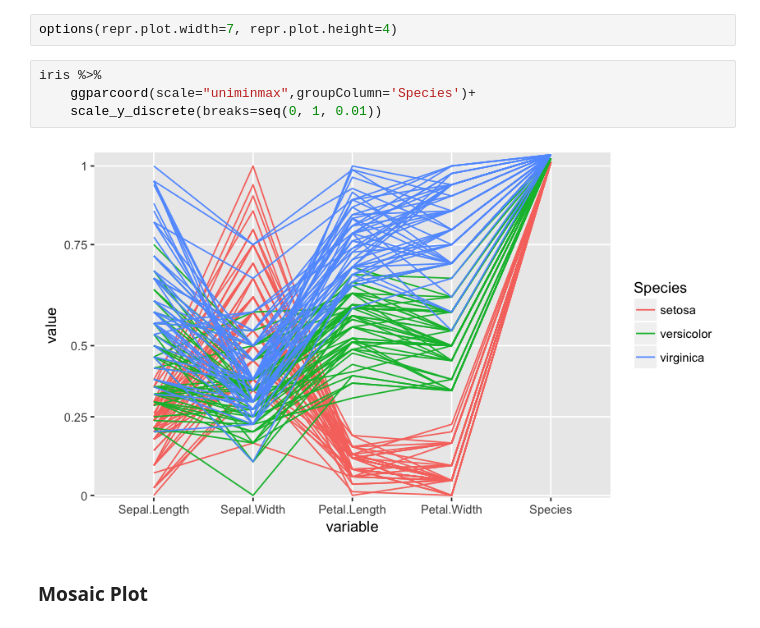
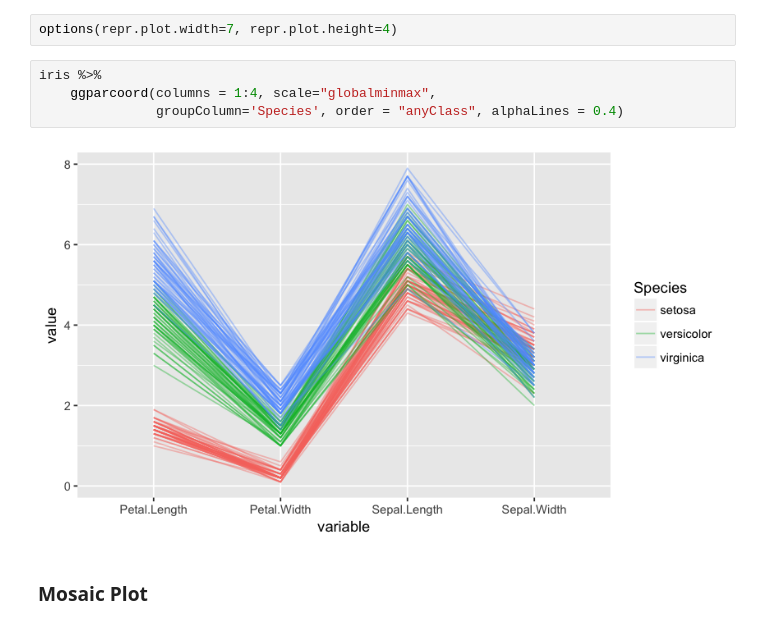
Before and after one commit to zhiruiwang/Talk_at_CAS, a Jupyter notebook: Invited Talk at CAS.ipynb, the cells around one changed output. Drawn from its saved outputs; the diff is of its cells as text.

```diff
--- a/Invited Talk at CAS.ipynb
+++ b/Invited Talk at CAS.ipynb
@@ -342,12 +340,12 @@ Warning message:
 ### Parallel Coordinates Plot
 # %%
 options(repr.plot.width=7, repr.plot.height=4)
-# %%
-iris %>%
-    ggparcoord(scale="uniminmax",groupColumn='Species')+
-    scale_y_discrete(breaks=seq(0, 1, 0.01))
-# %% [output]
-[figure, removed]
+# %%
+iris %>%
+    ggparcoord(columns = 1:4, scale="globalminmax",
+               groupColumn='Species', order = "anyClass", alphaLines = 0.4)
+# %% [output]
+[figure, added]
 # %% [markdown]
 ### Mosaic Plot
 # %%
```
Also changed, not shown: parts of 2 cells of this notebook.
